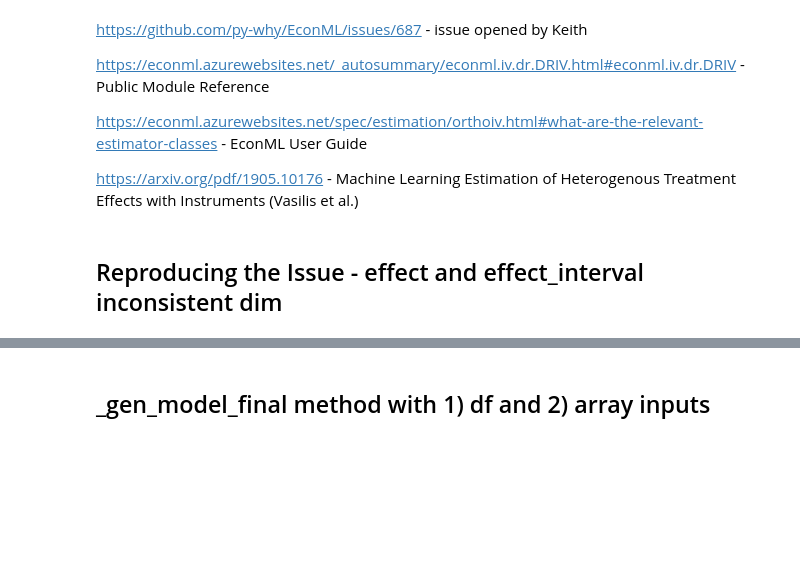
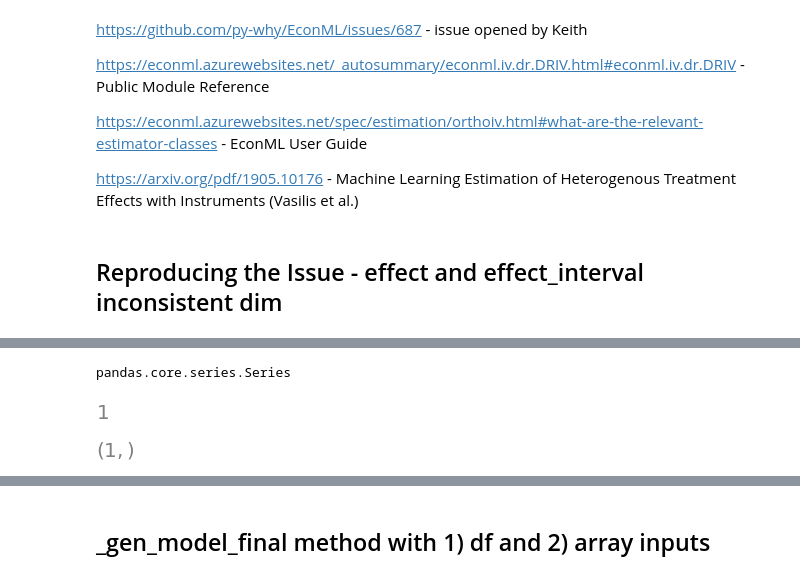
Before and after one commit to ssemov/EconML, a Jupyter notebook: my_notebooks/LinearDRIV effect vs effect_interval shape inconsistency.ipynb, the cells around one changed output, grey strips where cells are left out. Saved outputs shown, nothing was run; the diff lists cells and outputs as text; code cells hidden in the pictures; blank space fills up the shorter version.

Commit message:
updated LinearDRIV effect vs. effect_interval notebook with fix examples

```diff
--- a/my_notebooks/LinearDRIV effect vs effect_interval shape inconsistency.ipynb
+++ b/my_notebooks/LinearDRIV effect vs effect_interval shape inconsistency.ipynb
@@ -59,0 +74,29 @@ array([[ 2.37372932],
+# %%
+np.random.seed(42)
+df = pd.DataFrame(np.random.normal(size = (100, 6)))
+
+Y = df[0]
+T = df[1]
+X = df[[2,3,4]]
+Z = df[[5]]
+
+est = LinearDRIV().fit(Y=Y, T=T, Z=Z, X=X)
+
+eff = est.effect(X)
+cme = est.const_marginal_effect(X)
+me = est.marginal_effect(T, X)
+
+lb, ub = est.effect_interval(X)
+cme_lb, cme_ub = est.const_marginal_effect_interval(X)
+me_lb, me_ub = est.marginal_effect_interval(T, X)
+
+
+print('effect shapes. all as expected')
+print(eff.shape)
+print(cme.shape)
+print(me.shape)
+
+print('interval lower bound shapes: Note that the effect lower bound shape is the only one inconsistent with the "point estimate" equivalent')
+print(lb.shape)
+print(cme_lb.shape)
+print(me_lb.shape)
@@ -59,0 +115,12 @@ array([[ 2.37372932],
+# %%
+type(Y)
+# %% [output]
+pandas.core.series.Series
+# %%
+np.shape(Y)[1:][0] if np.shape(Y)[1:] else 1
+# %% [output]
+[figure, added]
+# %%
+np.shape(Y)[1:]
+# %% [output]
+[figure, added]
```
Also changed, not shown: parts of 39 cells of this notebook.
